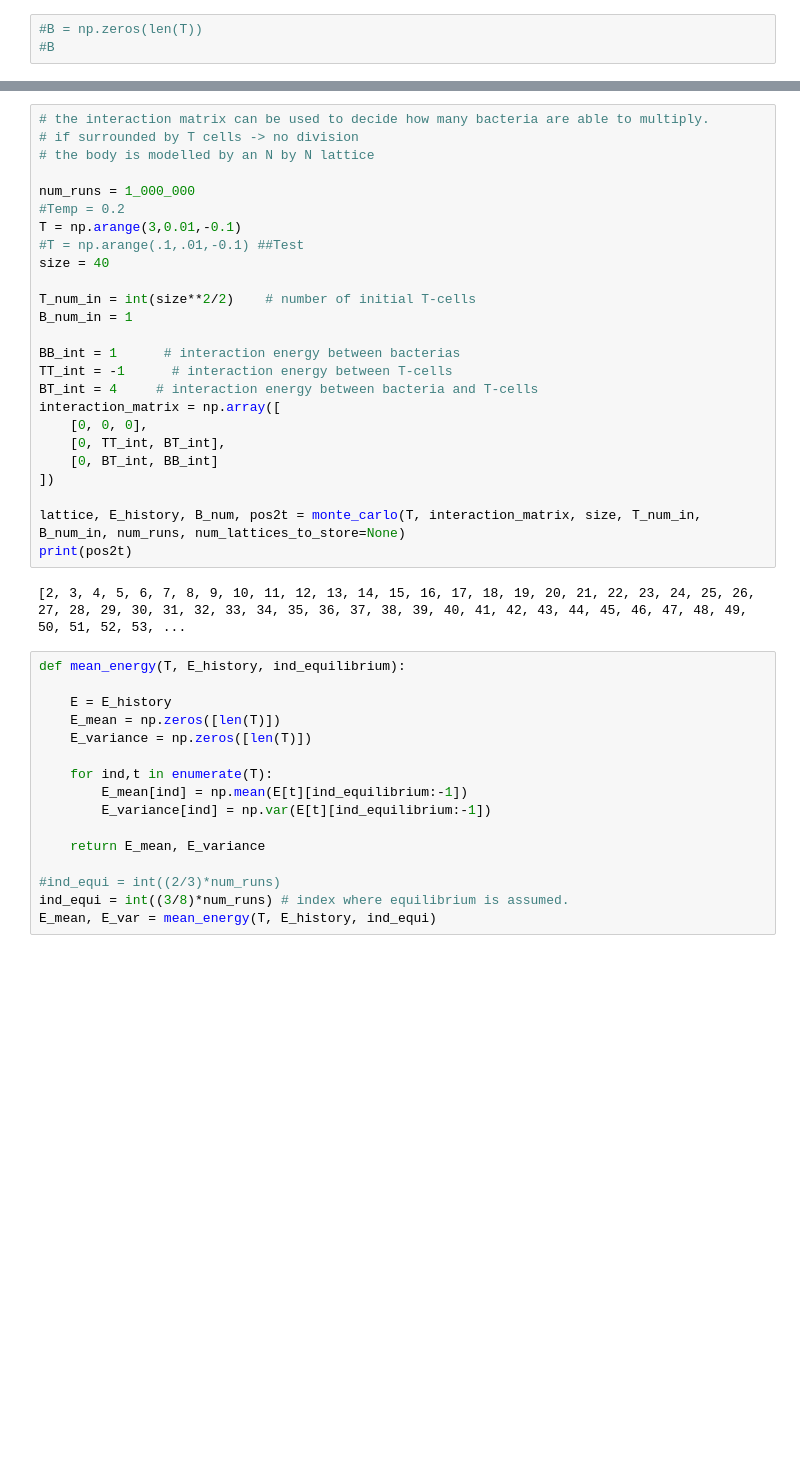
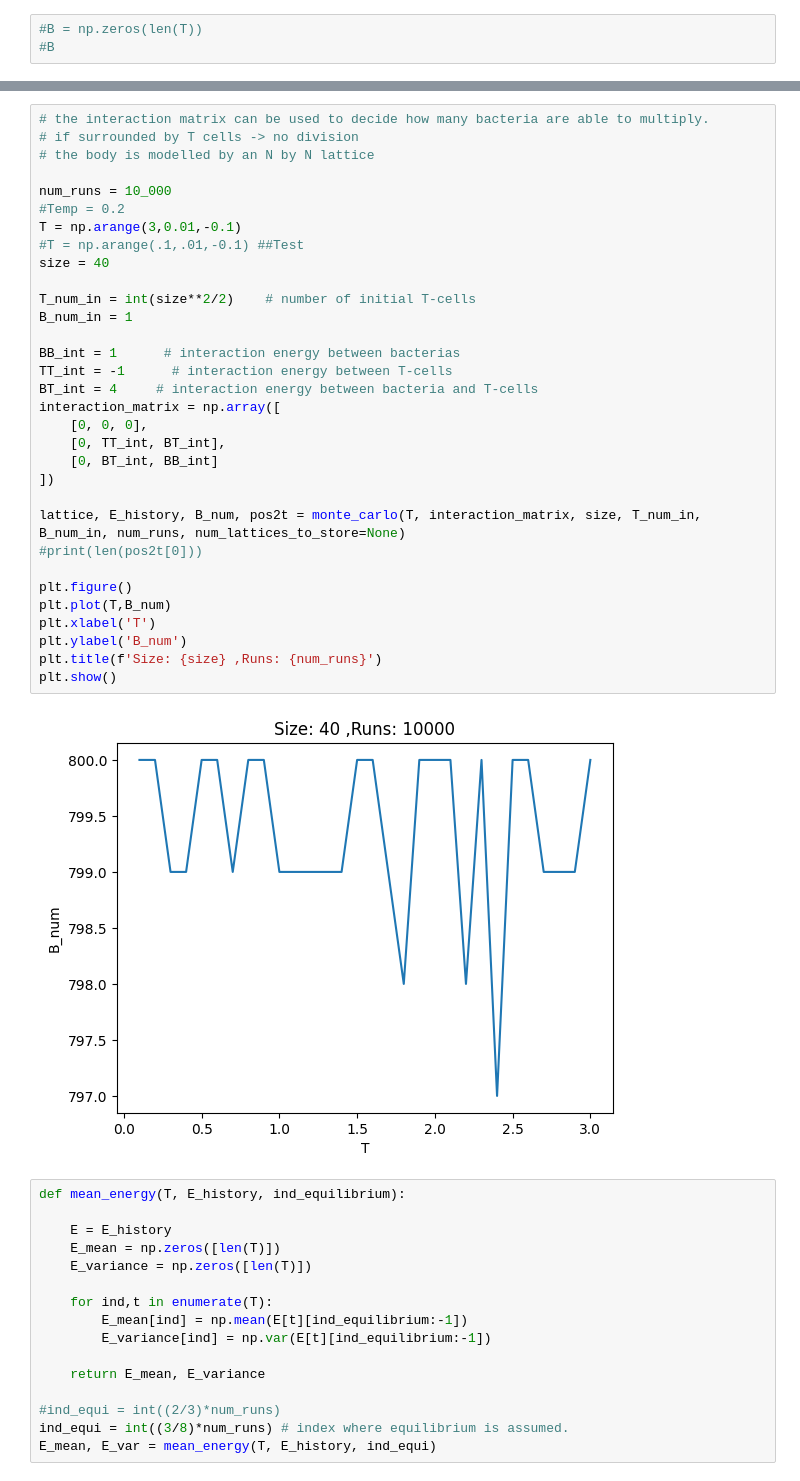
Before and after one commit to anahelena00/Tcell, a Jupyter notebook: InfectiousMonteCarlo.ipynb, the cells around one changed output, grey strips where cells are left out. Saved outputs shown, nothing was run; the diff lists cells and outputs as text; blank space fills up the shorter version.

```diff
--- a/InfectiousMonteCarlo.ipynb
+++ b/InfectiousMonteCarlo.ipynb
@@ -265,30 +272,37 @@ def monte_carlo(Temp, eps, lattice_length, T_num_in, B_num_in, num_runs, num_lat
 # %%
 # the interaction matrix can be used to decide how many bacteria are able to multiply.
 # if surrounded by T cells -> no division
 # the body is modelled by an N by N lattice
 
-num_runs = 1_000_000
+num_runs = 10_000
 #Temp = 0.2
 T = np.arange(3,0.01,-0.1)
 #T = np.arange(.1,.01,-0.1) ##Test
 size = 40
 
 T_num_in = int(size**2/2)    # number of initial T-cells
 B_num_in = 1
 
 BB_int = 1      # interaction energy between bacterias
 TT_int = -1      # interaction energy between T-cells
 BT_int = 4     # interaction energy between bacteria and T-cells
 interaction_matrix = np.array([
     [0, 0, 0],
     [0, TT_int, BT_int],
     [0, BT_int, BB_int]
 ])
 
 lattice, E_history, B_num, pos2t = monte_carlo(T, interaction_matrix, size, T_num_in, B_num_in, num_runs, num_lattices_to_store=None)
-print(pos2t)
+#print(len(pos2t[0]))
+
+plt.figure()
+plt.plot(T,B_num)
+plt.xlabel('T')
+plt.ylabel('B_num')
+plt.title(f'Size: {size} ,Runs: {num_runs}')
+plt.show()
 # %% [output]
-[2, 3, 4, 5, 6, 7, 8, 9, 10, 11, 12, 13, 14, 15, 16, 17, 18, 19, 20, 21, 22, 23, 24, 25, 26, 27, 28, 29, 30, 31, 32, 33, 34, 35, 36, 37, 38, 39, 40, 41, 42, 43, 44, 45, 46, 47, 48, 49, 50, 51, 52, 53, ...
+[figure, added]
 # %%
 def mean_energy(T, E_history, ind_equilibrium):
 
```
Also changed, not shown: parts of 4 cells of this notebook.
